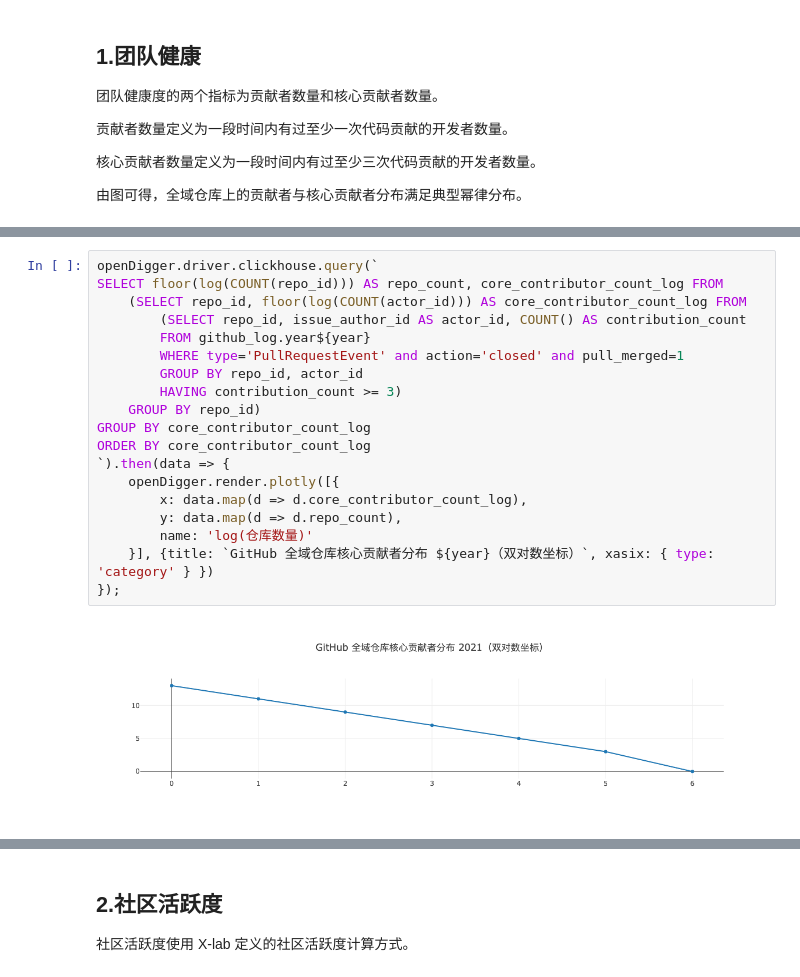
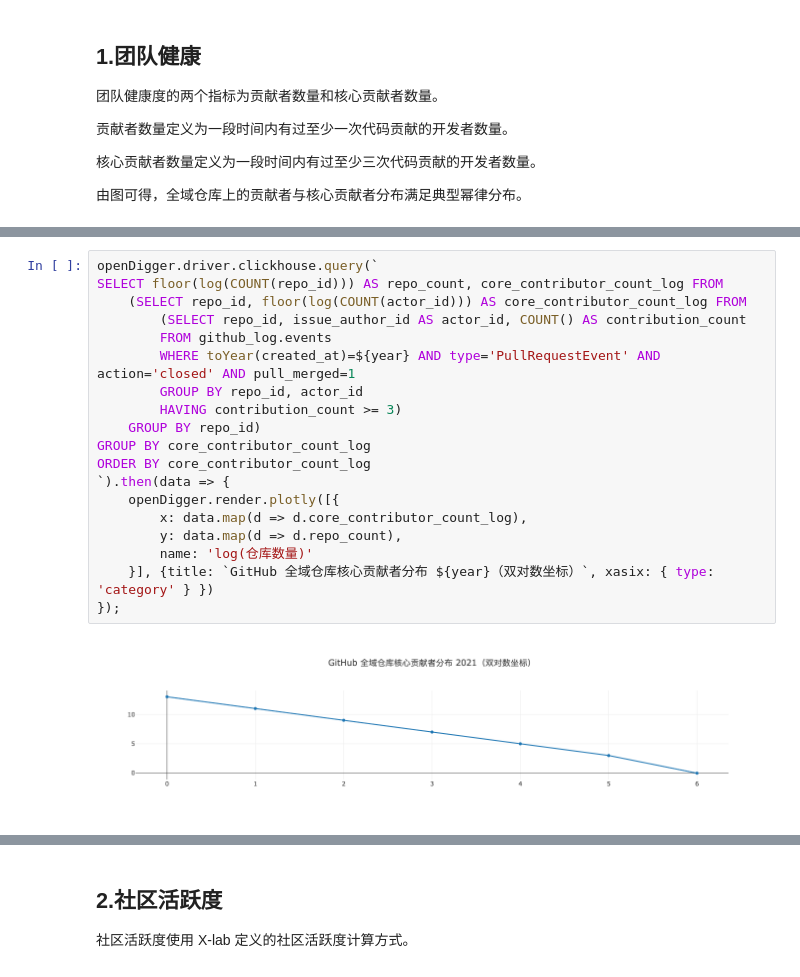
Before and after one commit to X-lab2017/open-digger, a Jupyter notebook: notebook/supply_chain_report_2021.ipynb, the cells around one changed output, grey strips where cells are left out. Saved outputs shown, nothing was run; the diff lists cells and outputs as text.

```diff
--- a/notebook/supply_chain_report_2021.ipynb
+++ b/notebook/supply_chain_report_2021.ipynb
@@ -46,24 +46,24 @@ ORDER BY contributor_count_log
 # %%
 openDigger.driver.clickhouse.query(`
 SELECT floor(log(COUNT(repo_id))) AS repo_count, core_contributor_count_log FROM
     (SELECT repo_id, floor(log(COUNT(actor_id))) AS core_contributor_count_log FROM
         (SELECT repo_id, issue_author_id AS actor_id, COUNT() AS contribution_count
-        FROM github_log.year${year}
-        WHERE type='PullRequestEvent' and action='closed' and pull_merged=1
+        FROM github_log.events
+        WHERE toYear(created_at)=${year} AND type='PullRequestEvent' AND action='closed' AND pull_merged=1
         GROUP BY repo_id, actor_id
         HAVING contribution_count >= 3)
     GROUP BY repo_id)
 GROUP BY core_contributor_count_log
 ORDER BY core_contributor_count_log
 `).then(data => {
     openDigger.render.plotly([{
         x: data.map(d => d.core_contributor_count_log),
         y: data.map(d => d.repo_count),
         name: 'log(仓库数量)'
     }], {title: `GitHub 全域仓库核心贡献者分布 ${year}（双对数坐标）`, xasix: { type: 'category' } })
 });
 # %% [output]
-[figure, old version]
+[figure, new version]
 # %%
 openDigger.driver.clickhouse.query(`
 SELECT any(repo_name) AS name, COUNT(DISTINCT issue_author_id) AS contributor_count
```
Also changed, not shown: parts of 13 cells of this notebook, 7 other files.
